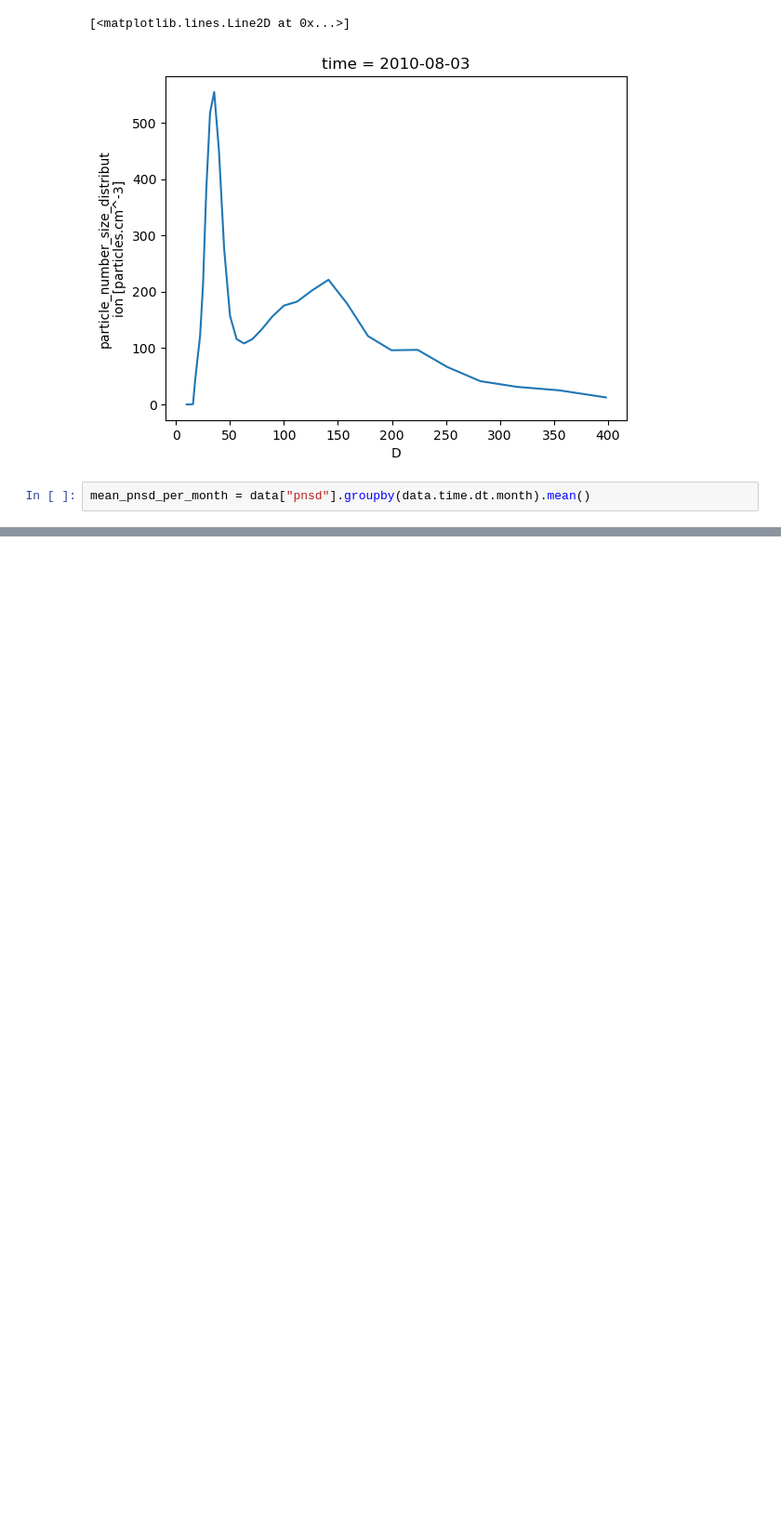
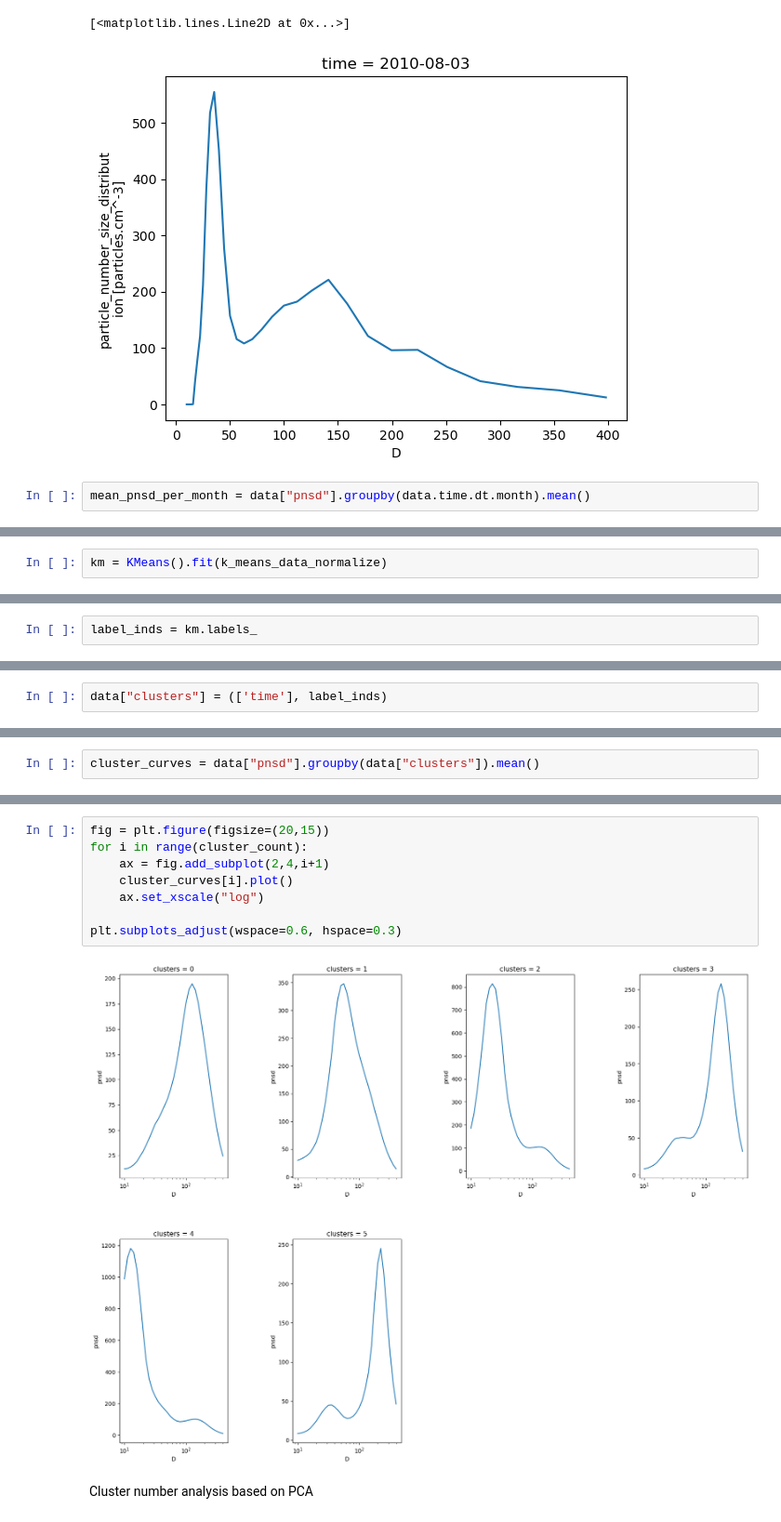
Before and after one commit to eScience-course/Tjaernoe2022-group7, a Jupyter notebook: arttu/test_data.ipynb, the cells around one changed output, grey strips where cells are left out. Shown at 93% size. Saved outputs shown, nothing was run; the diff lists cells and outputs as text; blank space fills up the shorter version.

```diff
--- a/arttu/test_data.ipynb
+++ b/arttu/test_data.ipynb
@@ -41,0 +62,2 @@ NameError: name 'mean_pnsd_per_month' is not defined
+# %%
+km = KMeans().fit(k_means_data_normalize)
@@ -41,0 +68,2 @@ NameError: name 'mean_pnsd_per_month' is not defined
+# %%
+label_inds = km.labels_
@@ -41,0 +72,2 @@ NameError: name 'mean_pnsd_per_month' is not defined
+# %%
+data["clusters"] = (['time'], label_inds)
@@ -41,0 +96,2 @@ NameError: name 'mean_pnsd_per_month' is not defined
+# %%
+cluster_curves = data["pnsd"].groupby(data["clusters"]).mean()
@@ -41,0 +118,12 @@ NameError: name 'mean_pnsd_per_month' is not defined
+# %%
+fig = plt.figure(figsize=(20,15))
+for i in range(cluster_count):
+    ax = fig.add_subplot(2,4,i+1)
+    cluster_curves[i].plot()
+    ax.set_xscale("log")
+
+plt.subplots_adjust(wspace=0.6, hspace=0.3)
+# %% [output]
+[figure, added]
+# %% [markdown]
+Cluster number analysis based on PCA
```
Also changed, not shown: parts of 15 cells of this notebook.
